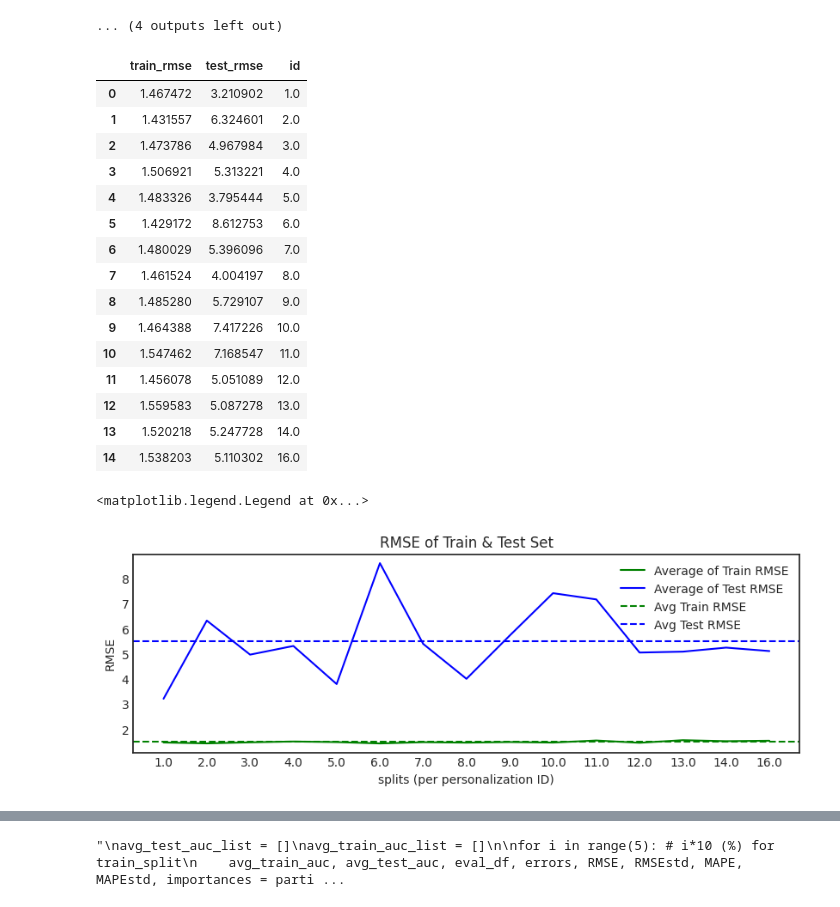
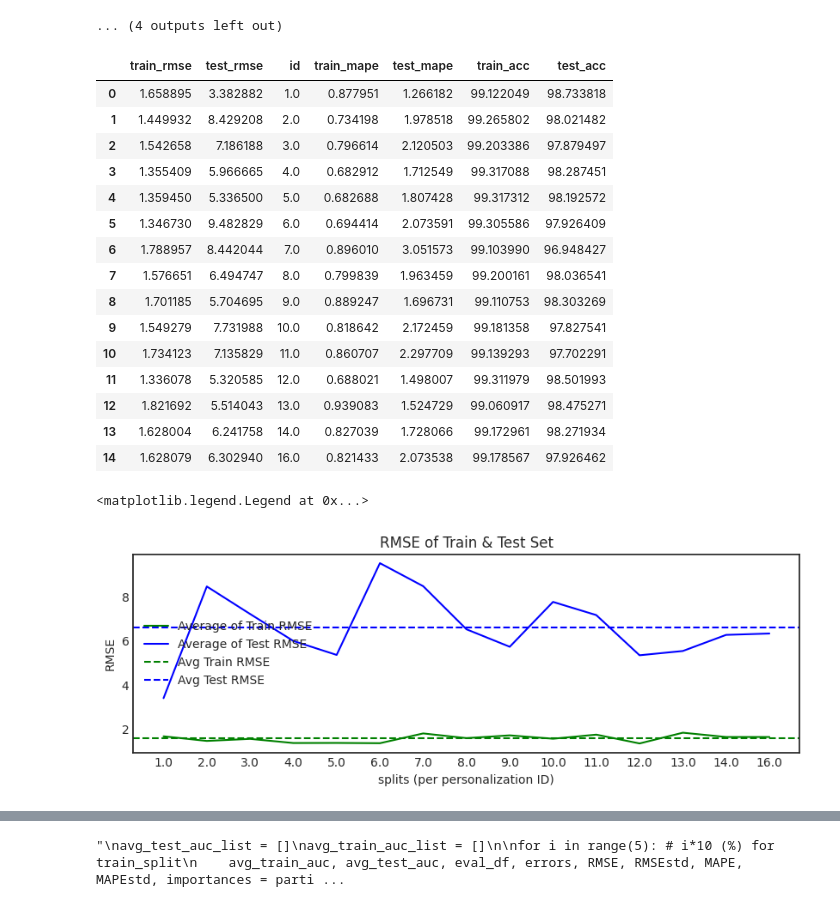
Before and after one commit to gjlee0802/engineering-digital-biomarkers, a Jupyter notebook: randomforest_regressor.ipynb, the cells around one changed output, grey strips where cells are left out. Cells and saved outputs as stored; diff of their text form; code cells hidden in the pictures.

```diff
--- a/randomforest_regressor.ipynb
+++ b/randomforest_regressor.ipynb
@@ -40,7 +40,7 @@ dg_df.head(16)
 | 14 | 15 | FEMALE | 5.5 |
 | 15 | 16 | MALE | 5.5 |
 # %%
-df = pd.read_csv(r'./features.csv', sep='\t', encoding='utf-8')
+df = pd.read_csv(r'./normalized_features.csv', sep='\t', encoding='utf-8')
 # %%
 df = df.dropna().drop(columns=['Unnamed: 0']).reset_index(drop=True)
 # %%
@@ -513,7 +524,7 @@ importances[importances['id'] == '7.0'].sort_values(by='importances', ascending=
 # %%
 from sklearn.metrics import roc_auc_score
 
-def LOOCV_featureselection(data, ids, outcomevar, dropcols, idcolumn, numestimators=1000, personalization_train_percent=0.5):
+def PartialPersonalization_featureselection(data, ids, outcomevar, dropcols, idcolumn, numestimators=1000, personalization_train_percent=0.5):
     """
         Intermediate function. Please use loocvRF function.
 
@@ -562,12 +573,12 @@ def LOOCV_featureselection(data, ids, outcomevar, dropcols, idcolumn, numestimat
 
     return important
 
-def RFLOOCV(data, ids, outcomevar, dropcols, idcolumn, numestimators=1000, fs=0.02, personalization_train_percent=0.5):
+def RFPartialPersonalization(data, ids, outcomevar, dropcols, idcolumn, numestimators=1000, fs=0.02, personalization_train_percent=0.5):
     """
         Intermediate function. Please use loocvRF function.
     """
     # Get important features
-    listimportances = LOOCV_featureselection(data, ids, outcomevar, dropcols, idcolumn, numestimators, personalization_train_percent)
+    listimportances = PartialPersonalization_featureselection(data, ids, outcomevar, dropcols, idcolumn, numestimators, personalization_train_percent)
     filteredi = listimportances[listimportances['importances'] < fs]
     filteredi = filteredi['value']
 
@@ -614,11 +625,12 @@ def RFLOOCV(data, ids, outcomevar, dropcols, idcolumn, numestimators=1000, fs=0.
     from sklearn import metrics
     RMSE = np.sqrt(metrics.mean_squared_error(y_test, test_predictions))
     test_rmse = RMSE
-
     train_rmse = np.sqrt(metrics.mean_squared_error(y_train, train_predictions))
 
     # Mean Average Percent Error (MAPE)
     MAPerror = np.mean(np.abs((y_test - test_predictions) / y_test)) * 100
+    test_mape = MAPerror
+    train_mape = np.mean(np.abs((y_train - train_predictions) / y_train)) * 100
 
     # List of tuples with variable and importance
     importances = list(rf.feature_importances_)
@@ -627,7 +639,7 @@ def RFLOOCV(data, ids, outcomevar, dropcols, idcolumn, numestimators=1000, fs=0.
     important['importances'] = importances
     important['id'] = str(ids)
 
-    return train_rmse, test_rmse, errors, RMSE, MAPerror, important
+    return train_rmse, test_rmse, train_mape, test_mape, errors, RMSE, MAPerror, important
 
 def partialPersonalizationLoocvRF(data, idcolumn, outcomevar, dropcols=[], numestimators=1000, fs=0.02, personalization_train_percent = 0.5):
     """
@@ -658,25 +670,29 @@ def partialPersonalizationLoocvRF(data, idcolumn, outcomevar, dropcols=[], numes
     drop = drop + dropcols
 
     # Initialize empty lists and dataframe
-    train_aucs = []
-    test_aucs = []
     errors = []
     rmse = []
     mape = []
-    eval_metrics = pd.DataFrame(columns=['rmse', 'mape', 'id'])
+    #eval_metrics = pd.DataFrame(columns=['rmse', 'mape', 'id'])
     importances = pd.DataFrame(columns=['value', 'importances', 'id'])
     rmse_df = pd.DataFrame(columns=['train_rmse','test_rmse', 'id'])
+    mape_df = pd.DataFrame(columns=['train_mape','test_mape', 'id'])
+    acc_df = pd.DataFrame(columns=['train_acc','test_acc', 'id'])
 
     # Run LOOCV Random Forest!
     for i in IDlist:
-        train_rmse, test_rmse, er, rm, ma, imp= RFLOOCV(data, i, outcomevar, drop, idcolumn, numestimators, fs, personalization_train_percent = personalization_train_percent)
+        train_rmse, test_rmse, train_mape, test_mape, er, rm, ma, imp= RFPartialPersonalization(data, i, outcomevar, drop, idcolumn, numestimators, fs, personalization_train_percent = personalization_train_percent)
         rmse_row = pd.DataFrame({'train_rmse': [train_rmse], 'test_rmse': [test_rmse], 'id': [str(i)]})
         rmse_df = pd.concat([rmse_df, rmse_row], ignore_index=True)
+        mape_row = pd.DataFrame({'train_mape': [train_mape], 'test_mape': [test_mape], 'id': [str(i)]})
+        mape_df = pd.concat([mape_df, mape_row], ignore_index=True)
+        acc_row = pd.DataFrame({'train_acc': [100 - train_mape], 'test_acc': [100 - test_mape], 'id': [str(i)]})
+        acc_df = pd.concat([acc_df, acc_row], ignore_index=True)
         errors.append(er)
         rmse.append(rm)
         mape.append(ma)
-        eval = pd.DataFrame({'rmse': [rm], 'mape': [ma], 'id': [str(i)]})
-        eval_metrics = pd.concat([eval_metrics, eval], ignore_index=True)
+        #eval = pd.DataFrame({'rmse': [rm], 'mape': [ma], 'id': [str(i)]})
+        #eval_metrics = pd.concat([eval_metrics, eval], ignore_index=True)
         importances = pd.concat([importances, imp], ignore_index=True)
         idt = str(i)
         print('...' + idt + ' processing complete.')
@@ -693,10 +709,12 @@ def partialPersonalizationLoocvRF(data, idcolumn, outcomevar, dropcols=[], numes
     print('Mean MAPE:' + str(meanmape))
     print('Std MAPE:' + str(stdmape))
 
+    eval_df = rmse_df.merge(mape_df, on='id').merge(acc_df, on='id')
+
     #TODO: 파라미터들을 담은 dataframe을 반환하도록 할 것.
-    return rmse_df, eval_metrics, errors, meanrmse, stdrmse, meanmape, stdmape, importances
+    return eval_df, errors, meanrmse, stdrmse, meanmape, stdmape, importances
 # %%
-rmse_df, eval_df, errors, RMSE, RMSEstd, MAPE, MAPEstd, importances = partialPersonalizationLoocvRF(data=df, idcolumn='ID', outcomevar='glucose', dropcols=['label', 'datetime'], numestimators=100, fs=0.02, personalization_train_percent=0.5)
+eval_df, errors, RMSE, RMSEstd, MAPE, MAPEstd, importances = partialPersonalizationLoocvRF(data=df, idcolumn='ID', outcomevar='glucose', dropcols=['label', 'datetime'], numestimators=100, fs=0.02, personalization_train_percent=0.5)
 # %% [output]
 IDlist : ['1.0', '2.0', '3.0', '4.0', '5.0', '6.0', '7.0', '8.0', '9.0', '10.0', '11.0', '12.0', '13.0', '14.0', '16.0']
 28870
@@ -773,41 +791,41 @@ Now processing... RFLOOCV
 ... (4 outputs left out)
 # %%
 # Compute average of RMSE
-avg_train_rmse = rmse_df['train_rmse'].mean()
-avg_test_rmse = rmse_df['test_rmse'].mean()
+avg_train_rmse = eval_df['train_rmse'].mean()
+avg_test_rmse = eval_df['test_rmse'].mean()
 # %%
-rmse_df.head(15)
+eval_df.head(15)
 # %% [output]
-|  | train_rmse | test_rmse | id |
-| 0 | 1.467472 | 3.210902 | 1.0 |
-| 1 | 1.431557 | 6.324601 | 2.0 |
-| 2 | 1.473786 | 4.967984 | 3.0 |
-| 3 | 1.506921 | 5.313221 | 4.0 |
-| 4 | 1.483326 | 3.795444 | 5.0 |
-| 5 | 1.429172 | 8.612753 | 6.0 |
-| 6 | 1.480029 | 5.396096 | 7.0 |
-| 7 | 1.461524 | 4.004197 | 8.0 |
-| 8 | 1.485280 | 5.729107 | 9.0 |
-| 9 | 1.464388 | 7.417226 | 10.0 |
-| 10 | 1.547462 | 7.168547 | 11.0 |
-| 11 | 1.456078 | 5.051089 | 12.0 |
-| 12 | 1.559583 | 5.087278 | 13.0 |
-| 13 | 1.520218 | 5.247728 | 14.0 |
-| 14 | 1.538203 | 5.110302 | 16.0 |
+|  | train_rmse | test_rmse | id | train_mape | test_mape | train_acc | test_acc |
+| 0 | 1.658895 | 3.382882 | 1.0 | 0.877951 | 1.266182 | 99.122049 | 98.733818 |
+| 1 | 1.449932 | 8.429208 | 2.0 | 0.734198 | 1.978518 | 99.265802 | 98.021482 |
+| 2 | 1.542658 | 7.186188 | 3.0 | 0.796614 | 2.120503 | 99.203386 | 97.879497 |
+| 3 | 1.355409 | 5.966665 | 4.0 | 0.682912 | 1.712549 | 99.317088 | 98.287451 |
+| 4 | 1.359450 | 5.336500 | 5.0 | 0.682688 | 1.807428 | 99.317312 | 98.192572 |
+| 5 | 1.346730 | 9.482829 | 6.0 | 0.694414 | 2.073591 | 99.305586 | 97.926409 |
+| 6 | 1.788957 | 8.442044 | 7.0 | 0.896010 | 3.051573 | 99.103990 | 96.948427 |
+| 7 | 1.576651 | 6.494747 | 8.0 | 0.799839 | 1.963459 | 99.200161 | 98.036541 |
+| 8 | 1.701185 | 5.704695 | 9.0 | 0.889247 | 1.696731 | 99.110753 | 98.303269 |
+| 9 | 1.549279 | 7.731988 | 10.0 | 0.818642 | 2.172459 | 99.181358 | 97.827541 |
+| 10 | 1.734123 | 7.135829 | 11.0 | 0.860707 | 2.297709 | 99.139293 | 97.702291 |
+| 11 | 1.336078 | 5.320585 | 12.0 | 0.688021 | 1.498007 | 99.311979 | 98.501993 |
+| 12 | 1.821692 | 5.514043 | 13.0 | 0.939083 | 1.524729 | 99.060917 | 98.475271 |
+| 13 | 1.628004 | 6.241758 | 14.0 | 0.827039 | 1.728066 | 99.172961 | 98.271934 |
+| 14 | 1.628079 | 6.302940 | 16.0 | 0.821433 | 2.073538 | 99.178567 | 97.926462 |
 # %%
 # 그래프 그리기
 plt.figure(figsize=(10, 3))
-plt.plot(rmse_df['id'], rmse_df['train_rmse'], 'g', label='Average of Train RMSE')
-plt.plot(rmse_df['id'], rmse_df['test_rmse'], 'b', label='Average of Test RMSE')
+plt.plot(eval_df['id'], eval_df['train_rmse'], 'g', label='Average of Train RMSE')
+plt.plot(eval_df['id'], eval_df['test_rmse'], 'b', label='Average of Test RMSE')
 
 # 가로 점선 추가
 plt.axhline(y=avg_train_rmse, color='g', linestyle='--', label='Avg Train RMSE')
 plt.axhline(y=avg_test_rmse, color='b', linestyle='--', label='Avg Test RMSE')
 
 plt.title('RMSE of Train & Test Set')
 plt.xlabel('splits (per personalization ID)')
 plt.ylabel('RMSE')
 plt.legend()
 # %% [output]
 <matplotlib.legend.Legend at 0x...>
-[figure, old version]
+[figure, new version]
```
Also changed, not shown: parts of 20 cells of this notebook, 1 other file.
